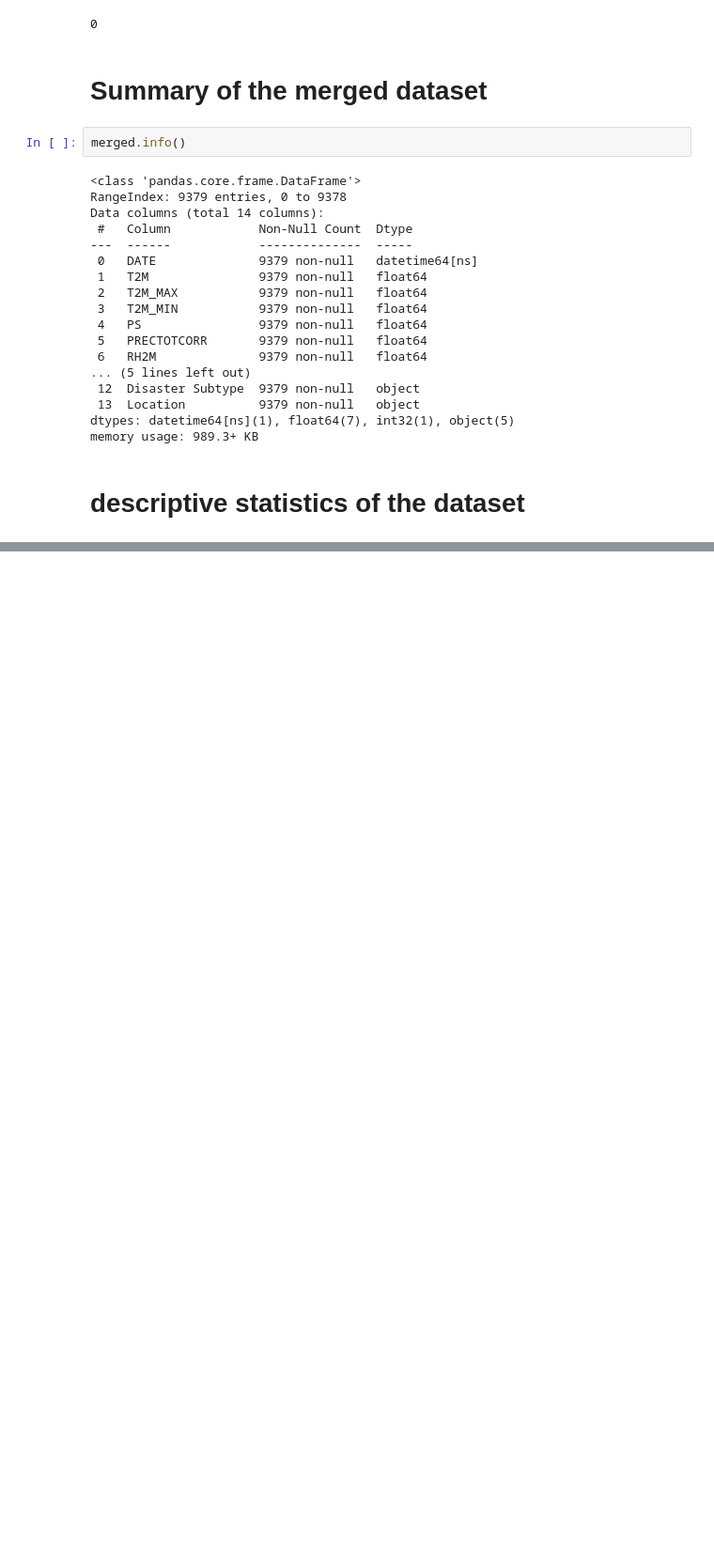
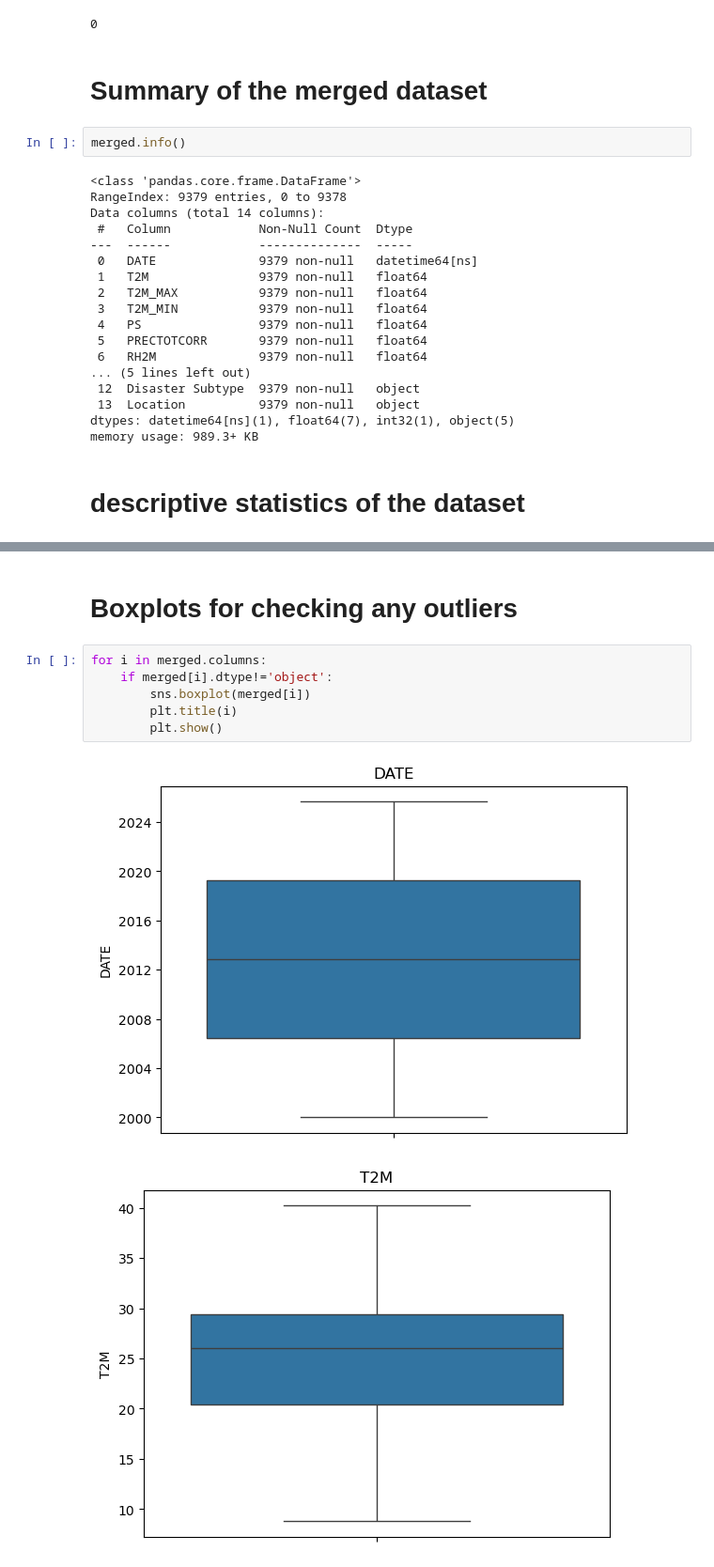
Before and after one commit to JakkuTejaswi/Flood_prediction_and_early_warning_prediction, a Jupyter notebook: Flood_Prediction_and_Early_Warning_System.ipynb, the cells around one changed output, grey strips where cells are left out. Shown: that part at 94% size. Drawn from its saved outputs; the diff is of its cells as text; blank space fills up the shorter version.

```diff
--- a/Flood_Prediction_and_Early_Warning_System.ipynb
+++ b/Flood_Prediction_and_Early_Warning_System.ipynb
@@ -446,0 +457,11 @@ merged.describe()
+# %% [markdown]
+# **Boxplots for checking any outliers**
+# %%
+for i in merged.columns:
+    if merged[i].dtype!='object':
+        sns.boxplot(merged[i])
+        plt.title(i)
+        plt.show()
+# %% [output]
+[figure, added]
+[figure, added]
```
Also changed, not shown: parts of 40 cells of this notebook.
